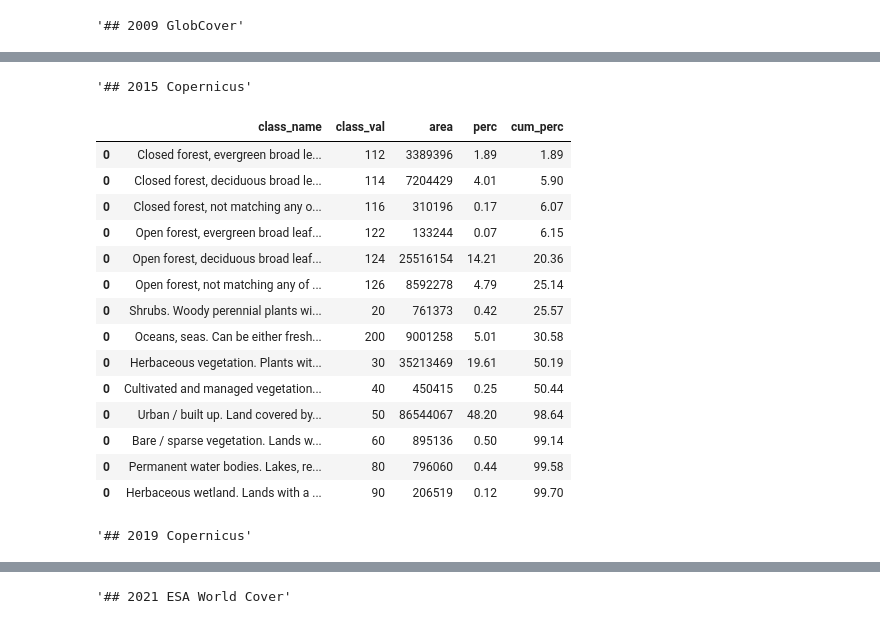
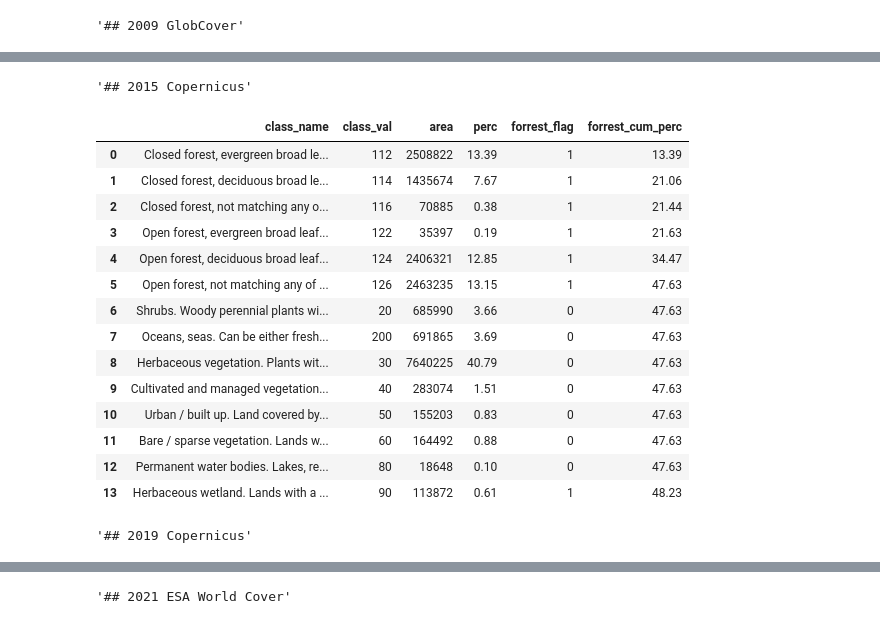
Before and after one commit to harveybaker/land_cover_report, a Jupyter notebook: src/notebook/04_interactive_analysis.ipynb, the cells around one changed output, grey strips where cells are left out. Drawn from its saved outputs; the diff is of its cells as text; code cells hidden in the pictures.

```diff
--- a/src/notebook/04_interactive_analysis.ipynb
+++ b/src/notebook/04_interactive_analysis.ipynb
@@ -34,7 +224,7 @@ def ee_geo_compatible(geoJSON_input: Dict):
 import geopandas as gpd
 from fiona.drvsupport import supported_drivers
 # Path to your KML file
-kml_file_path = 'townsville.kml'
+kml_file_path = 'townsville_v2.kml'
 
 # Read the KML file using geopandas
 supported_drivers['KML'] = 'rw'
@@ -91,6 +281,7 @@ def area_sum_by_class_func(item):
     return ee.List([classNumber, area])
 
 def display_area_by_class(dataset, poly_clip, class_name_dict = {}):
+    # print(class_name_dict)
     data=pd.DataFrame()
     areaImage = ee.Image.pixelArea().addBands(dataset.clip(poly_clip))
     areas = areaImage.reduceRegion(
@@ -105,33 +296,31 @@ def display_area_by_class(dataset, poly_clip, class_name_dict = {}):
     classAreas = ee.List(areas.get('groups'))
     classAreaLists = classAreas.map(area_sum_by_class_func)
     result = ee.Dictionary(classAreaLists.flatten())
-    tot_perc = 0
+    tot_forrest_perc = 0
+    forrest_flag = 0
     for val, area in result.getInfo().items():
         perc =  area/poly_area*100
-        tot_perc += perc
-        if class_name_dict:
-            # add code here
-            new_row=pd.DataFrame({
-                'class_name': [class_name_dict[f"{val}"]],
-                'class_val': [val],
-                'area': [round(area, 2)],
-                'perc': [round(perc, 2)],
-                'cum_perc': [round(tot_perc,2)],
-            })
-            data = pd.concat([data,new_row])
-            # print('class Name:', class_name_dict[f"{val}"], 'class Val:', val, 'Area:', round(area, 2), 'Perc:', round(perc, 2), 'Cum_Perc:', round(tot_perc,2))
-        else:
-            new_row=pd.DataFrame({
-                'class_name': ["NA"],
-                'class_val': [val],
-                'area': [round(area, 2)],
-                'perc': [round(perc, 2)],
-                'cum_perc': [round(tot_perc,2)],
-            })
-            data = pd.concat([data,new_row])
-            # print('class Val:', val, 'Area:', round(area, 2), 'Perc:', round(perc, 2), 'Cum_Perc:', round(tot_perc,2))
+        try:
+            # print(class_name_dict)
+            class_name = class_name_dict[f"{val}"]['name']
+            forrest_flag = class_name_dict[f"{val}"]['forrest_flag']
+            if forrest_flag:
+                tot_forrest_perc += perc
+        except:
+            class_name = "NA"
+            forrest_flag = 0
+        new_row=pd.DataFrame({
+            'class_name': [class_name],
+            'class_val': [val],
+            'area': [round(area, 2)],
+            'perc': [round(perc, 2)],
+            'forrest_flag': forrest_flag,
+            'forrest_cum_perc': [round(tot_forrest_perc,2)],
+        })
+        data = pd.concat([data,new_row])
+            # print('class Val:', val, 'Area:', round(area, 2), 'Perc:', round(perc, 2), 'total_forrest_Perc:', round(tot_perc,2))
     if result.getInfo():
-        return data
+        return data.reset_index(drop=True)
 
 # import land cover maps 2009, 2015, 2019, 2021
 
@@ -146,7 +335,7 @@ m.add_legend(title='2009_Landcover', builtin_legend='GLOBCOVER', layer_name='200
 m.show_layer(name='2009_Landcover' , show=False)
 # 2009 GlobCover Area
 display('## 2009 GlobCover')
-display(display_area_by_class(dataset_2009, poly))
+display(display_area_by_class(dataset_2009, poly, globcover_2009))
 
 # 2015 Copernicus
 visualization = {
@@ -161,7 +350,7 @@ m.show_layer(name='2015_Landcover' , show=False)
 # 2015 Copernicus Area
 display('## 2015 Copernicus')
 new_dict = class_val_dict(dataset_2015.get("discrete_classification_class_values").getInfo(), dataset_2015.get("discrete_classification_class_names").getInfo())
-display(display_area_by_class(dataset_2015, poly, new_dict))
+display(display_area_by_class(dataset_2015, poly, copernicus_2015))
 
 
 # 2019 Copernicus
@@ -178,7 +367,7 @@ m.show_layer(name='2019_Landcover' , show=False)
 display('## 2019 Copernicus')
 new_dict = class_val_dict(dataset_2019.get("discrete_classification_class_values").getInfo(), dataset_2019.get("discrete_classification_class_names").getInfo())
 
-display(display_area_by_class(dataset_2019, poly, new_dict))
+display(display_area_by_class(dataset_2019, poly, copernicus_2019))
 
 
 # 2021 ESA World Cover
@@ -186,12 +375,12 @@ dataset_2021 = ee.ImageCollection('ESA/WorldCover/v200').first().select('Map')
 visualization = {
     'bands': ['Map'],
 }
-m.add_ee_layer(dataset_2021.clip(poly), visualization, '2021_Landcover', shown=False)
+m.add_ee_layer(dataset_2021.clip(poly), visualization, '2021_Landcover', shown=True)
 m.add_legend(title='2021_Landcover', builtin_legend='ESA_WorldCover', layer_name='2021_Landcover')
 # 2021 ESA World Cover Area
 display('## 2021 ESA World Cover')
 new_dict = class_val_dict(dataset_2021.get("Map_class_values").getInfo(), dataset_2021.get("Map_class_names").getInfo())
-display(display_area_by_class(dataset_2021, poly, new_dict))
+display(display_area_by_class(dataset_2021, poly, esaworldcover_2021))
 
 
 # Add historical satalite views
@@ -254,17 +440,17 @@ Map(center=[-19.281796805191107, 146.76263396612705], controls=(WidgetControl(op
 '## 2015 Copernicus'
-|  | class_name | class_val | area | perc | cum_perc |
-| 0 | Closed forest, evergreen broad le... | 112 | 3389396 | 1.89 | 1.89 |
-| 0 | Closed forest, deciduous broad le... | 114 | 7204429 | 4.01 | 5.90 |
-| 0 | Closed forest, not matching any o... | 116 | 310196 | 0.17 | 6.07 |
-| 0 | Open forest, evergreen broad leaf... | 122 | 133244 | 0.07 | 6.15 |
-| 0 | Open forest, deciduous broad leaf... | 124 | 25516154 | 14.21 | 20.36 |
-| 0 | Open forest, not matching any of ... | 126 | 8592278 | 4.79 | 25.14 |
-| 0 | Shrubs. Woody perennial plants wi... | 20 | 761373 | 0.42 | 25.57 |
-| 0 | Oceans, seas. Can be either fresh... | 200 | 9001258 | 5.01 | 30.58 |
-| 0 | Herbaceous vegetation. Plants wit... | 30 | 35213469 | 19.61 | 50.19 |
-| 0 | Cultivated and managed vegetation... | 40 | 450415 | 0.25 | 50.44 |
-| 0 | Urban / built up. Land covered by... | 50 | 86544067 | 48.20 | 98.64 |
-| 0 | Bare / sparse vegetation. Lands w... | 60 | 895136 | 0.50 | 99.14 |
-| 0 | Permanent water bodies. Lakes, re... | 80 | 796060 | 0.44 | 99.58 |
-| 0 | Herbaceous wetland. Lands with a ... | 90 | 206519 | 0.12 | 99.70 |
+|  | class_name | class_val | area | perc | forrest_flag | forrest_cum_perc |
+| 0 | Closed forest, evergreen broad le... | 112 | 2508822 | 13.39 | 1 | 13.39 |
+| 1 | Closed forest, deciduous broad le... | 114 | 1435674 | 7.67 | 1 | 21.06 |
+| 2 | Closed forest, not matching any o... | 116 | 70885 | 0.38 | 1 | 21.44 |
+| 3 | Open forest, evergreen broad leaf... | 122 | 35397 | 0.19 | 1 | 21.63 |
+| 4 | Open forest, deciduous broad leaf... | 124 | 2406321 | 12.85 | 1 | 34.47 |
+| 5 | Open forest, not matching any of ... | 126 | 2463235 | 13.15 | 1 | 47.63 |
+| 6 | Shrubs. Woody perennial plants wi... | 20 | 685990 | 3.66 | 0 | 47.63 |
+| 7 | Oceans, seas. Can be either fresh... | 200 | 691865 | 3.69 | 0 | 47.63 |
+| 8 | Herbaceous vegetation. Plants wit... | 30 | 7640225 | 40.79 | 0 | 47.63 |
+| 9 | Cultivated and managed vegetation... | 40 | 283074 | 1.51 | 0 | 47.63 |
+| 10 | Urban / built up. Land covered by... | 50 | 155203 | 0.83 | 0 | 47.63 |
+| 11 | Bare / sparse vegetation. Lands w... | 60 | 164492 | 0.88 | 0 | 47.63 |
+| 12 | Permanent water bodies. Lakes, re... | 80 | 18648 | 0.10 | 0 | 47.63 |
+| 13 | Herbaceous wetland. Lands with a ... | 90 | 113872 | 0.61 | 1 | 48.23 |
 '## 2019 Copernicus'
```
Also changed, not shown: parts of 5 cells of this notebook, 2 other files.
